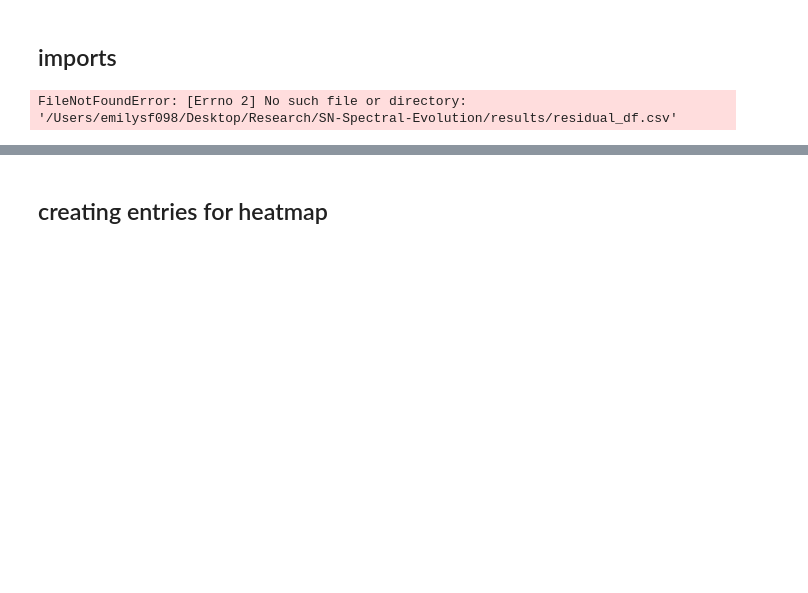
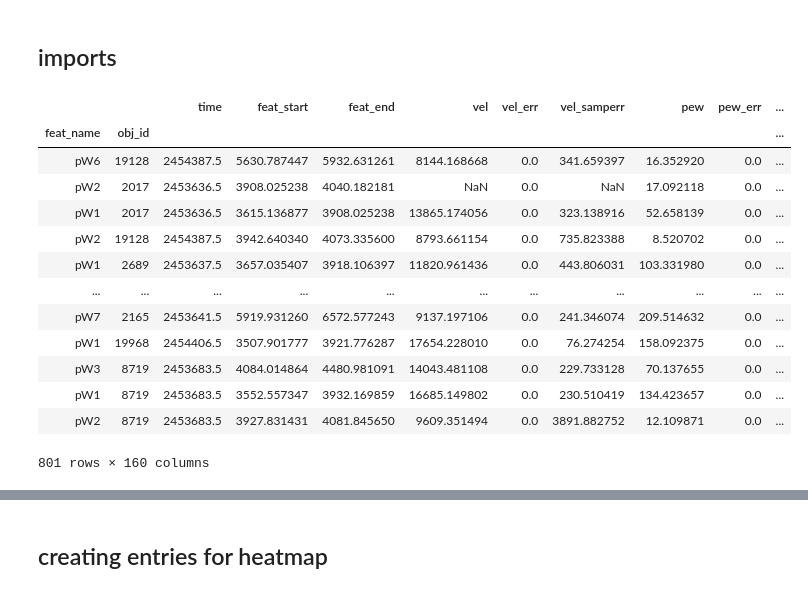
Before and after one commit to mwvgroup/SN-Spectral-Evolution, a Jupyter notebook: notebooks/pearson_heat_map.ipynb, the cells around one changed output, grey strips where cells are left out. Saved outputs shown, nothing was run; the diff lists cells and outputs as text; code cells hidden in the pictures; blank space fills up the shorter version.

```diff
--- a/notebooks/pearson_heat_map.ipynb
+++ b/notebooks/pearson_heat_map.ipynb
@@ -27,9 +29,22 @@ from pandas import DataFrame
 # %%
-sdss_combined = pd.read_csv('/Users/emilysf098/Desktop/Research/SN-Spectral-Evolution/results/residual_df.csv', index_col=['feat_name', 'obj_id'])
+sdss_combined = pd.read_csv('/Users/ellakane/Desktop/research/SN-Spectral-Evolution/results/residual_df.csv', index_col=['feat_name', 'obj_id'])
 sdss_combined = sdss_combined.iloc[: , 1:]
 sdss_combined
 # %% [output]
+|  |  | time | feat_start | feat_end | vel | vel_err | vel_samperr | pew | pew_err | ... |
+| feat_name | obj_id |  |  |  |  |  |  |  |  | ... |
+| pW6 | 19128 | 2454387.5 | 5630.787447 | 5932.631261 | 8144.168668 | 0.0 | 341.659397 | 16.352920 | 0.0 | ... |
+| pW2 | 2017 | 2453636.5 | 3908.025238 | 4040.182181 | NaN | 0.0 | NaN | 17.092118 | 0.0 | ... |
+| pW1 | 2017 | 2453636.5 | 3615.136877 | 3908.025238 | 13865.174056 | 0.0 | 323.138916 | 52.658139 | 0.0 | ... |
+| pW2 | 19128 | 2454387.5 | 3942.640340 | 4073.335600 | 8793.661154 | 0.0 | 735.823388 | 8.520702 | 0.0 | ... |
+| pW1 | 2689 | 2453637.5 | 3657.035407 | 3918.106397 | 11820.961436 | 0.0 | 443.806031 | 103.331980 | 0.0 | ... |
+| ... | ... | ... | ... | ... | ... | ... | ... | ... | ... | ... |
+| pW7 | 2165 | 2453641.5 | 5919.931260 | 6572.577243 | 9137.197106 | 0.0 | 241.346074 | 209.514632 | 0.0 | ... |
+| pW1 | 19968 | 2454406.5 | 3507.901777 | 3921.776287 | 17654.228010 | 0.0 | 76.274254 | 158.092375 | 0.0 | ... |
+| pW3 | 8719 | 2453683.5 | 4084.014864 | 4480.981091 | 14043.481108 | 0.0 | 229.733128 | 70.137655 | 0.0 | ... |
+| pW1 | 8719 | 2453683.5 | 3552.557347 | 3932.169859 | 16685.149802 | 0.0 | 230.510419 | 134.423657 | 0.0 | ... |
+| pW2 | 8719 | 2453683.5 | 3927.831431 | 4081.845650 | 9609.351494 | 0.0 | 3891.882752 | 12.109871 | 0.0 | ... |
-FileNotFoundError: [Errno 2] No such file or directory: '/Users/emilysf098/Desktop/Research/SN-Spectral-Evolution/results/residual_df.csv'
+801 rows × 160 columns
 # %%
 def pearson_list(df, features, xcol, ycol):
     """Creates lists of pearson statistic p and c values for each feature for any two given columns
```
Also changed, not shown: parts of 33 cells of this notebook, 38 other files.
